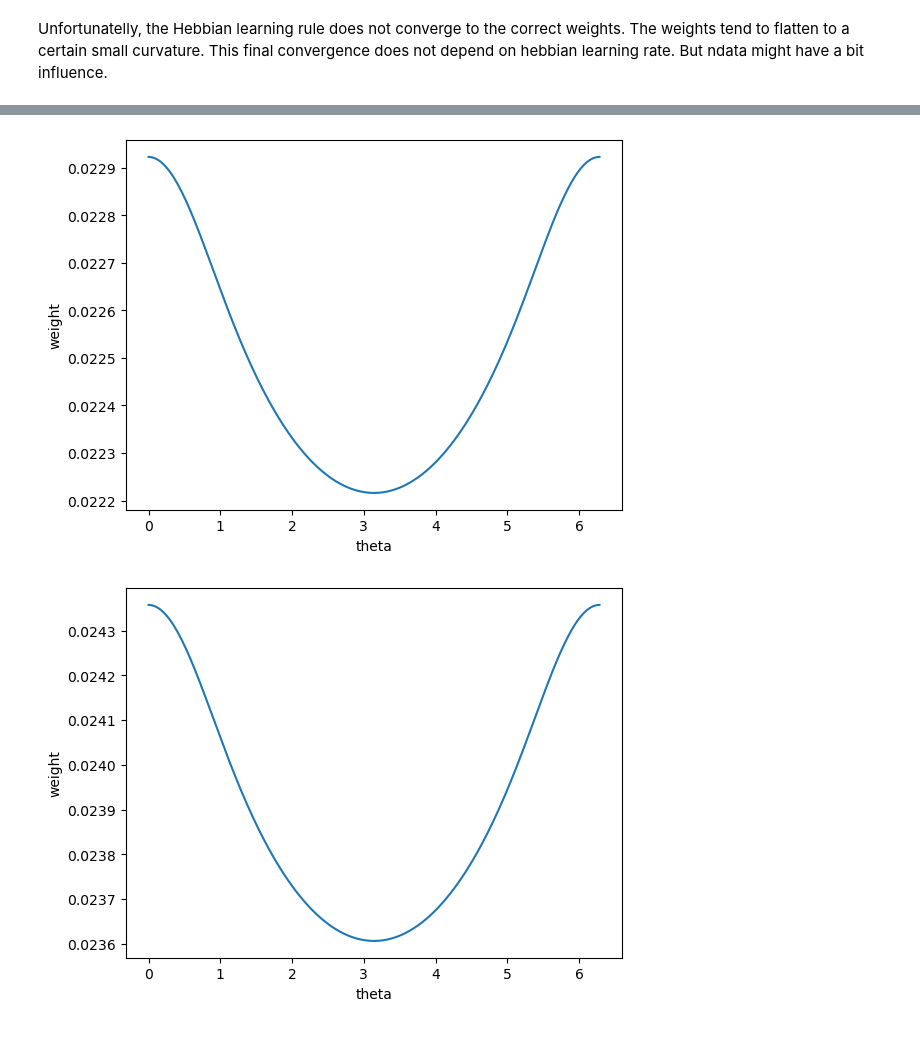
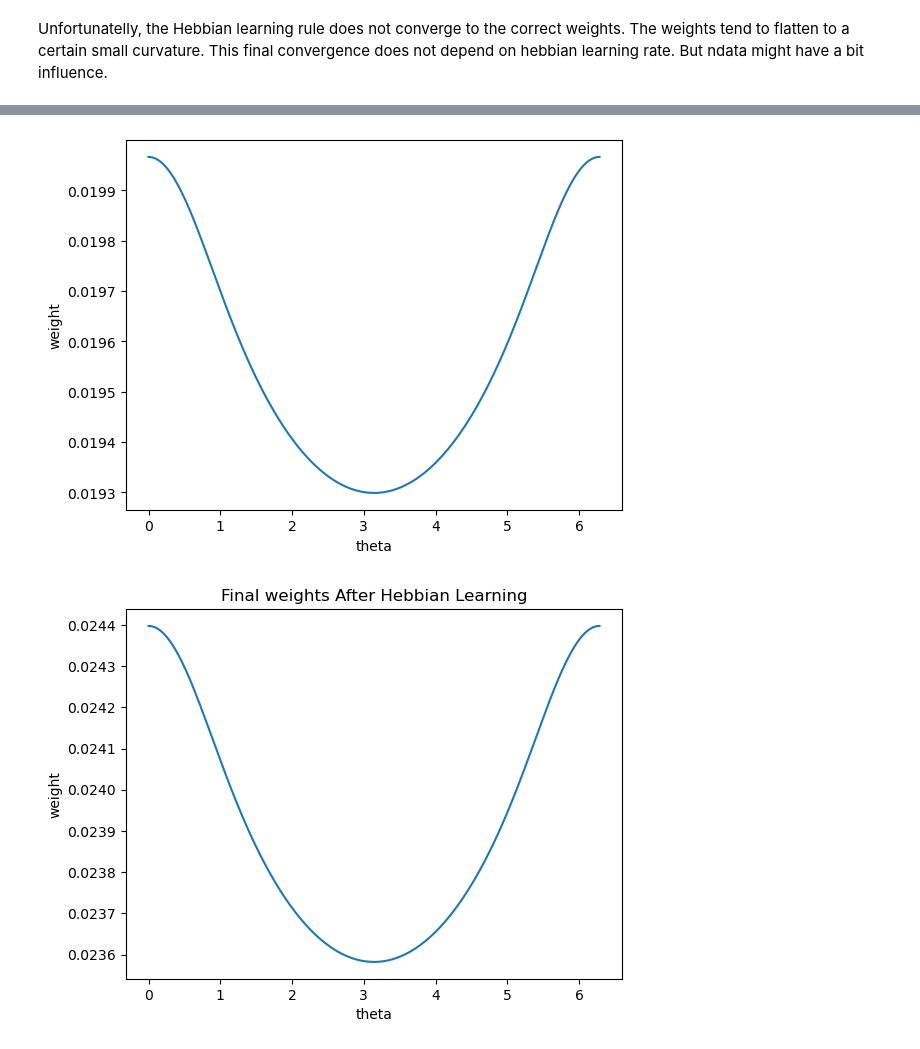
Before and after one commit to BeiGeJin/FBRNN, a Jupyter notebook: baseline_abb05/analysis_abb05_wt.ipynb, the cells around one changed output, grey strips where cells are left out. Saved outputs shown, nothing was run; the diff lists cells and outputs as text; code cells hidden in the pictures.

```diff
--- a/baseline_abb05/analysis_abb05_wt.ipynb
+++ b/baseline_abb05/analysis_abb05_wt.ipynb
@@ -99,7 +100,7 @@ plt.show()
 # %% [markdown]
 Unfortunatelly, the Hebbian learning rule does not converge to the correct weights. The weights tend to flatten to a certain small curvature. This final convergence does not depend on hebbian learning rate. But ndata might have a bit influence.
 # %%
-ndata = 230
+ndata = 200
 xs = torch.linspace(0, 2 * torch.pi, ndata)
 ys = torch.cos(xs)/4 + 0.5
 # %%
@@ -179,17 +183,18 @@ plt.ylabel("weight")
 # plt.savefig('abb05_ws.png')
 plt.show()
 # %% [output]
-[figure, old version]
+[figure, new version]
 # %%
 simu_weights = model.weights.detach().numpy().flatten()
 plt.plot(np.linspace(0, 2 * np.pi, model.input_size), simu_weights)
 # plt.ylim([0,8])
 plt.xlabel("theta")
 plt.ylabel("weight")
-# plt.savefig('abb05_ws.png')
+plt.title("Final weights After Hebbian Learning")
+plt.savefig('fig/0122_abb05_wtconv_weights.png')
 plt.show()
 # %% [output]
-[figure, old version]
+[figure, new version]
 # %%
 # Plotting the outputs
 final_model = SimpleNeuralNetwork(model.input_size, model.init_gain.detach().numpy(), model.init_shift.detach().numpy(), simu_weights)
```
Also changed, not shown: parts of 5 cells of this notebook, 4 other files.
